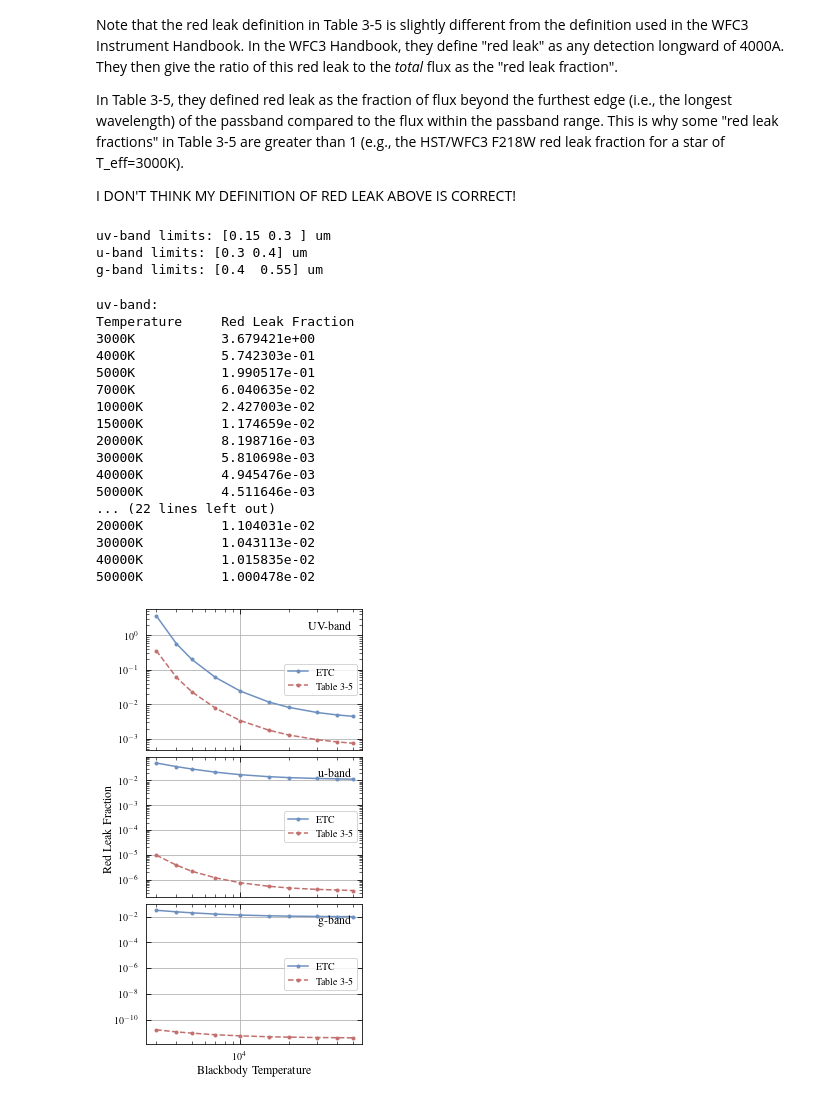
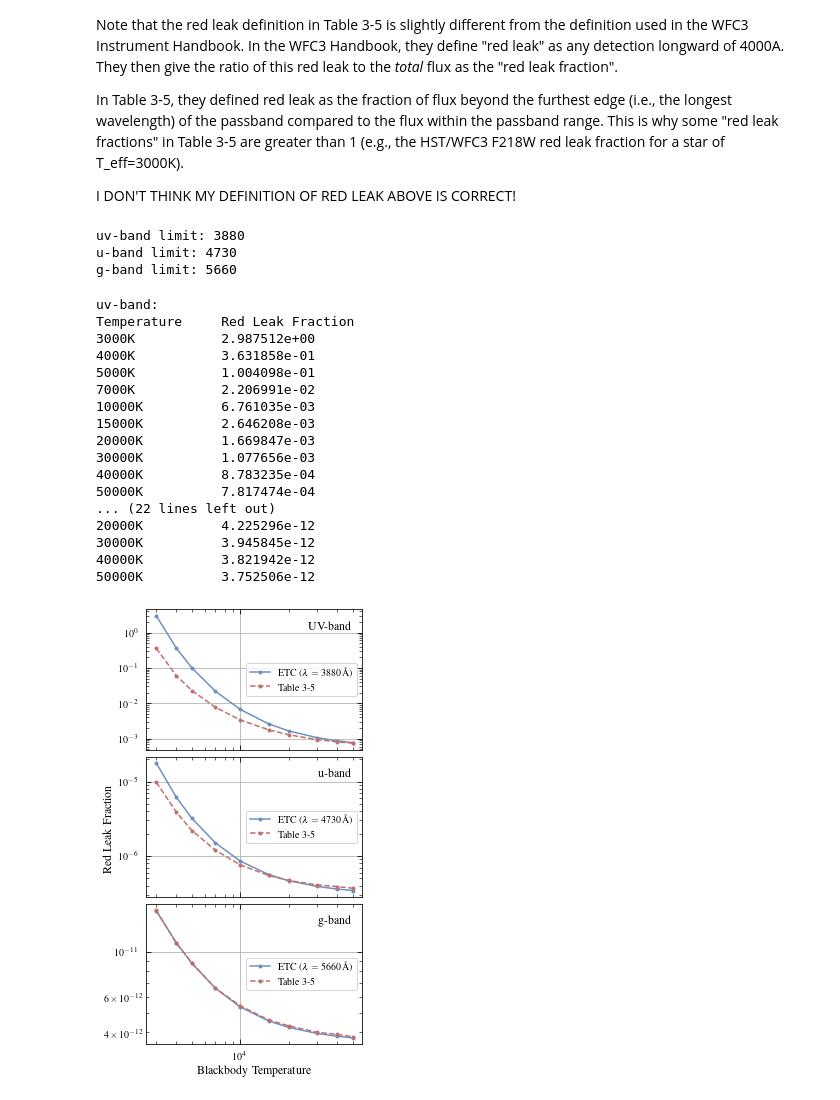
Before and after one commit to CASTOR-telescope/ETC, a Jupyter notebook: notebooks/spectrum.ipynb, the cells around one changed output. Saved outputs shown, nothing was run; the diff lists cells and outputs as text; code cells hidden in the pictures.

```diff
--- a/notebooks/spectrum.ipynb
+++ b/notebooks/spectrum.ipynb
@@ -232,9 +233,10 @@ from castor_etc import parameters as params
 from castor_etc.load_files import load_passbands
 from castor_etc.spectrum import generate_BB, norm_to_star, norm_to_value
 from castor_etc.snr import _calc_red_leak
+from castor_etc.energy import calc_photon_energy
 
-RESOLUTION = 1 << u.nm
-WAVELENGTH_LIMITS = {band: [0.1, 1.1] << u.um for band in params.PASSBANDS}
+RESOLUTION = 1 << u.AA
+WAVELENGTH_LIMITS = {band: [0.1, 1.1] << u.um for band in params.PASSBANDS}  # load entire passband response
 passband_response = load_passbands(
     filters="all",
     limits=WAVELENGTH_LIMITS,
@@ -257,6 +259,9 @@ for band in params.PASSBANDS:
         spectrum = generate_BB(
             temp, wavelengths=bb_spectrums["wavelengths"], resolution=RESOLUTION
         )[1]  # photon/s/cm^2/A/sr
+        # spectrum = generate_BB(
+        #     temp, wavelengths=bb_spectrums["wavelengths"], resolution=RESOLUTION
+        # )[1] * calc_photon_energy(wavelength=bb_spectrums["wavelengths"] * u.AA)[0]  # erg/s/cm^2/A/sr
 
         # Convert to photlam (not necessary, but it doesn't hurt since multiplying by constant)
         photlam = norm_to_star(spectrum, radius=1, dist=1 << u.kpc)  # photon/s/cm^2/A
@@ -323,21 +328,22 @@ bb_redleaks = {
     }
     for band in params.PASSBANDS
 }
+
+# redleak_threshold = {"uv": 3900, "u": 4700, "g": 5650}  # angstrom (for 1 nm resolution)
+redleak_threshold = {"uv": 3880, "u": 4730, "g": 5660}  # angstrom (for 1 AA resolution)
+
 for band in bb_redleaks:
-    print(f"{band}-band limits:", params.PASSBAND_LIMITS[band])
+    print(f"{band}-band limit:", redleak_threshold[band])
 
     is_in_passband = (
-        bb_spectrums["wavelengths"]
-        > params.PASSBAND_LIMITS[band][0].to(u.AA).value
-    ) & (
-        bb_spectrums["wavelengths"]
-        < params.PASSBAND_LIMITS[band][1].to(u.AA).value
-    )
+        bb_spectrums["wavelengths"] > params.PASSBAND_LIMITS[band][0].to(u.AA).value
+    ) & (bb_spectrums["wavelengths"] < params.PASSBAND_LIMITS[band][1].to(u.AA).value)
 
-    is_redleak = (
-        bb_spectrums["wavelengths"]
-        > params.PASSBAND_LIMITS[band][1].to(u.AA).value
-    )
+    # is_redleak = (
+    #     bb_spectrums["wavelengths"]
+    #     > params.PASSBAND_LIMITS[band][1].to(u.AA).value
+    # )
+    is_redleak = bb_spectrums["wavelengths"] > redleak_threshold[band]
     # NOTE: I tried shifting the passband limit above but it still doesn't get us
     # that close to Table 3-5
 
@@ -352,9 +358,9 @@ for band in bb_redleaks:
         # bb_redleaks[band][temp]["redleak_frac"] = redleak / tot_erate
         bb_redleaks[band][temp]["redleak_frac"] = redleak / passband_erate  # ? Definition of red leak incorrect ?
 # %% [output]
-uv-band limits: [0.15 0.3 ] um
-u-band limits: [0.3 0.4] um
-g-band limits: [0.4  0.55] um
+uv-band limit: 3880
+u-band limit: 4730
+g-band limit: 5660
 # %%
 for band in bb_redleaks:
     print(f"{band}-band:")
@@ -365,21 +371,21 @@ for band in bb_redleaks:
 # %% [output]
 uv-band:
 Temperature     Red Leak Fraction
-3000K           3.679421e+00
-4000K           5.742303e-01
-5000K           1.990517e-01
-7000K           6.040635e-02
-10000K          2.427003e-02
-15000K          1.174659e-02
-20000K          8.198716e-03
-30000K          5.810698e-03
-40000K          4.945476e-03
-50000K          4.511646e-03
+3000K           2.987512e+00
+4000K           3.631858e-01
+5000K           1.004098e-01
+7000K           2.206991e-02
+10000K          6.761035e-03
+15000K          2.646208e-03
+20000K          1.669847e-03
+30000K          1.077656e-03
+40000K          8.783235e-04
+50000K          7.817474e-04
 ... (22 lines left out)
-20000K          1.104031e-02
-30000K          1.043113e-02
-40000K          1.015835e-02
-50000K          1.000478e-02
+20000K          4.225296e-12
+30000K          3.945845e-12
+40000K          3.821942e-12
+50000K          3.752506e-12
 # %%
 #
 # Plot comparison of Table 3-5 to our red leak values
@@ -398,36 +404,36 @@ for band, ax in zip(bb_redleaks, axs):
         ls="-",
         color=plot_params["etc"],
         marker=".",
-        label="ETC",
+        label=f"ETC ($\\lambda={redleak_threshold[band]}\,$\AA)",
     )
     ax.plot(
         tab35["T_eff"],
         tab35[band],
         ls="--",
         color=plot_params["tab35"],
         marker=".",
         label="Table~3-5",
     )
     if band == "uv":
         band = band.upper()
     ax.text(
         0.95, 0.86, band + "-band", c="k", ha="right", transform=ax.transAxes, fontsize=12
     )
     ax.loglog()
     # ax.set_xlim(left=1000)
     ax.legend(loc="center right")
 
 ax.set_xlabel("Blackbody Temperature", fontsize=12)
 fig.text(
     0.0,
     0.5,
     "Red Leak Fraction",
     va="center",
     rotation="vertical",
     fontsize=12,
 )
 fig.subplots_adjust(left=0.15, hspace=0.05)
 fig.savefig(fp.OUTPATH + "redleak.pdf")
 plt.show()
 # %% [output]
-[figure, old version]
+[figure, new version]
```
Also changed, not shown: parts of 3 cells of this notebook, 1 other file.
